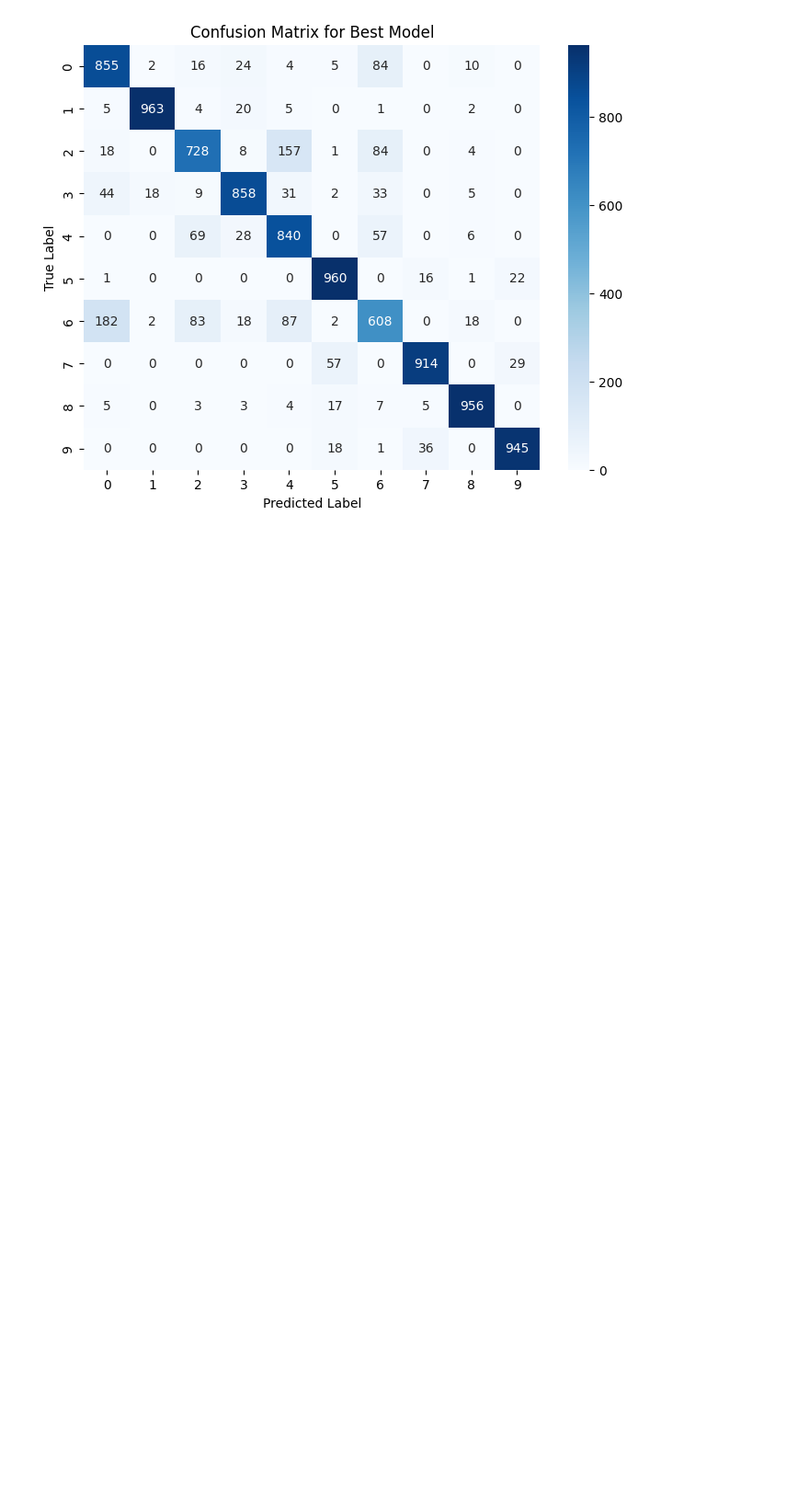
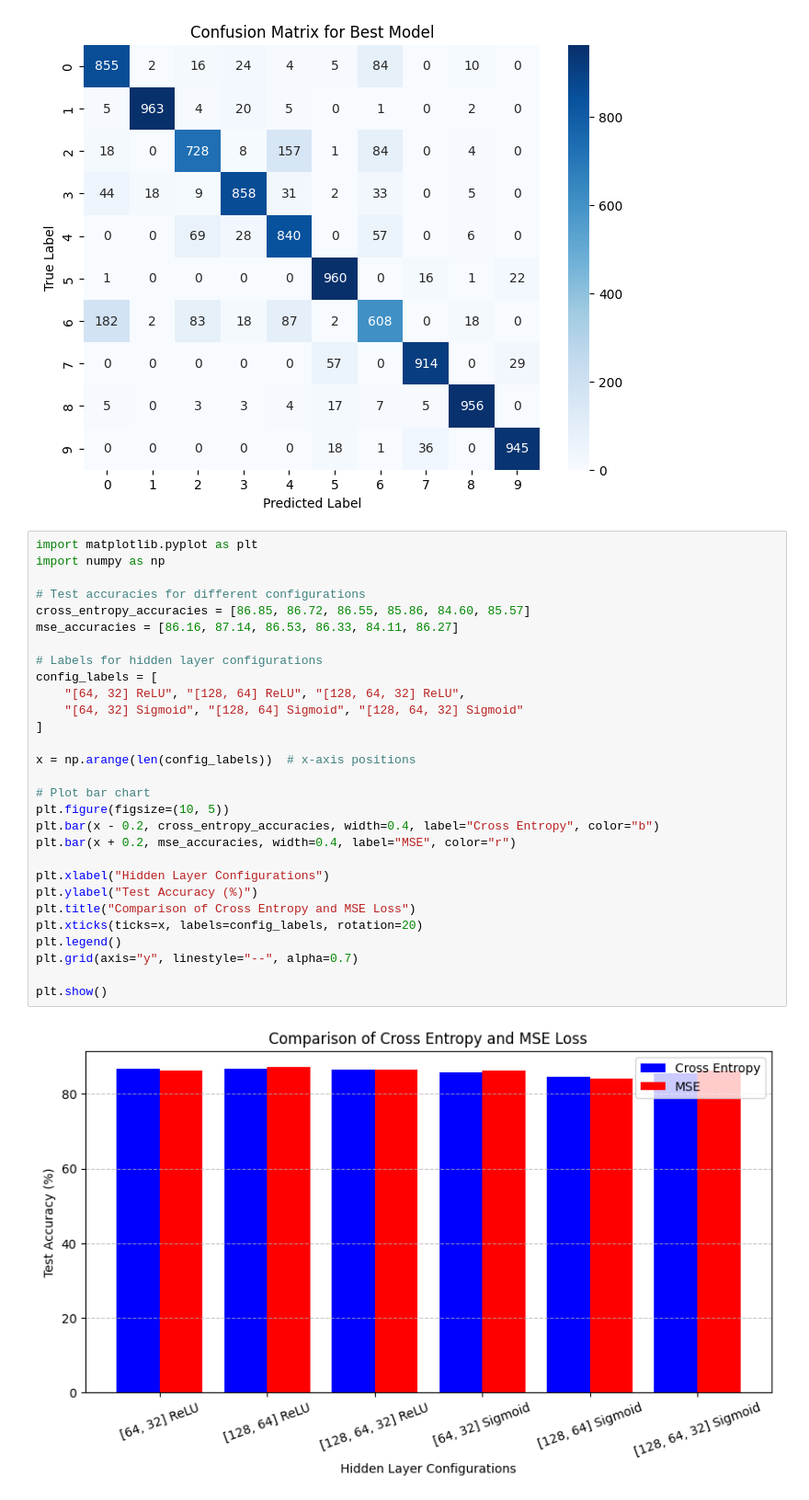
Before and after one commit to YAMINISARASWATHI04/DL-Assignment, a Jupyter notebook: DL(Adam).ipynb, the cells around one changed output. Shown: that part at 92% size. Cells and saved outputs as stored; diff of their text form; blank space fills up the shorter version.

```diff
--- a/DL(Adam).ipynb
+++ b/DL(Adam).ipynb
@@ -450,3 +450,34 @@ plt.title("Confusion Matrix for Best Model")
 plt.show()
 # %% [output]
 [figure]
+# %%
+import matplotlib.pyplot as plt
+import numpy as np
+
+# Test accuracies for different configurations
+cross_entropy_accuracies = [86.85, 86.72, 86.55, 85.86, 84.60, 85.57]
+mse_accuracies = [86.16, 87.14, 86.53, 86.33, 84.11, 86.27]
+
+# Labels for hidden layer configurations
+config_labels = [
+    "[64, 32] ReLU", "[128, 64] ReLU", "[128, 64, 32] ReLU",
+    "[64, 32] Sigmoid", "[128, 64] Sigmoid", "[128, 64, 32] Sigmoid"
+]
+
+x = np.arange(len(config_labels))  # x-axis positions
+
+# Plot bar chart
+plt.figure(figsize=(10, 5))
+plt.bar(x - 0.2, cross_entropy_accuracies, width=0.4, label="Cross Entropy", color="b")
+plt.bar(x + 0.2, mse_accuracies, width=0.4, label="MSE", color="r")
+
+plt.xlabel("Hidden Layer Configurations")
+plt.ylabel("Test Accuracy (%)")
+plt.title("Comparison of Cross Entropy and MSE Loss")
+plt.xticks(ticks=x, labels=config_labels, rotation=20)
+plt.legend()
+plt.grid(axis="y", linestyle="--", alpha=0.7)
+
+plt.show()
+# %% [output]
+[figure, added]
```
